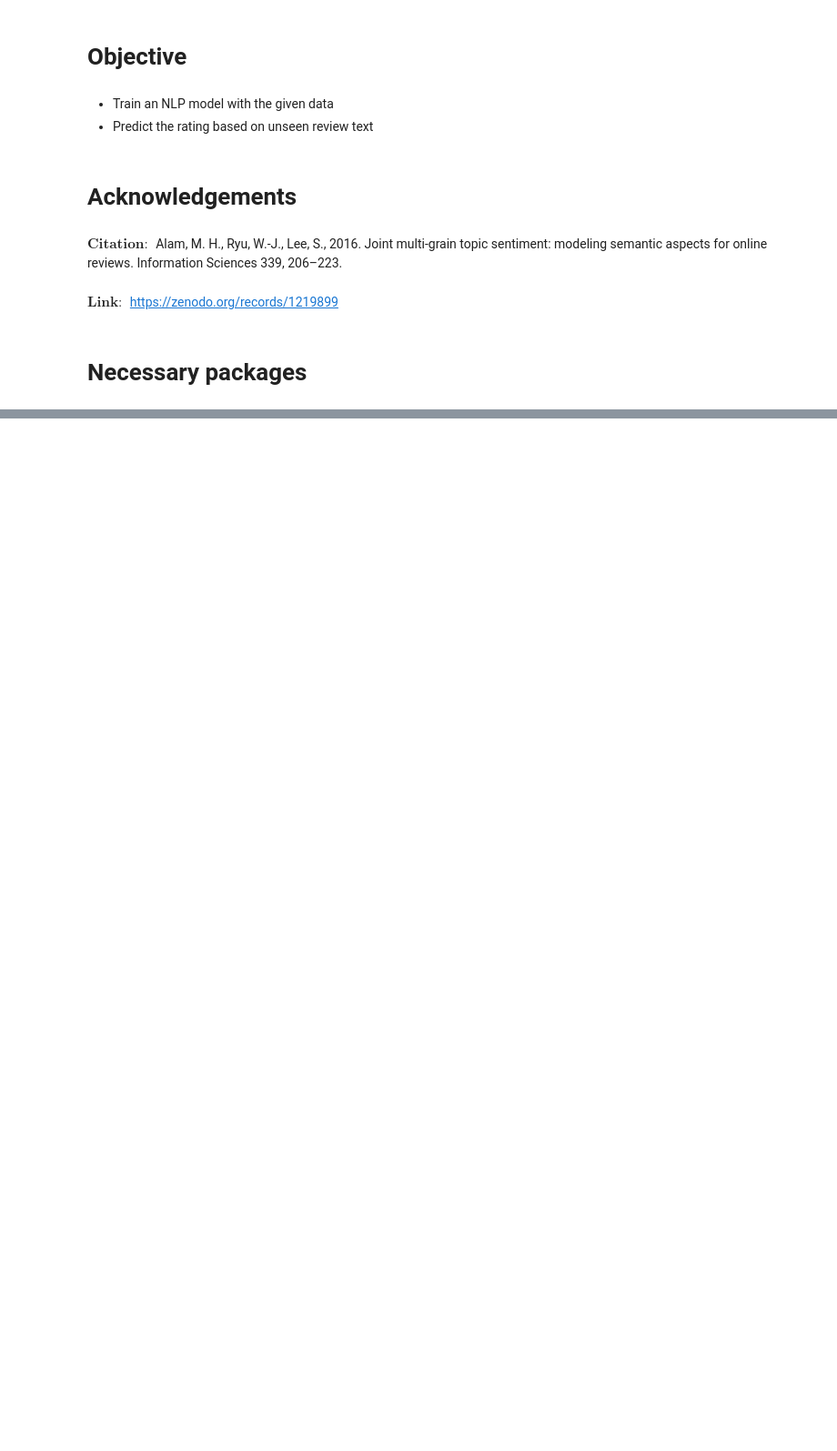
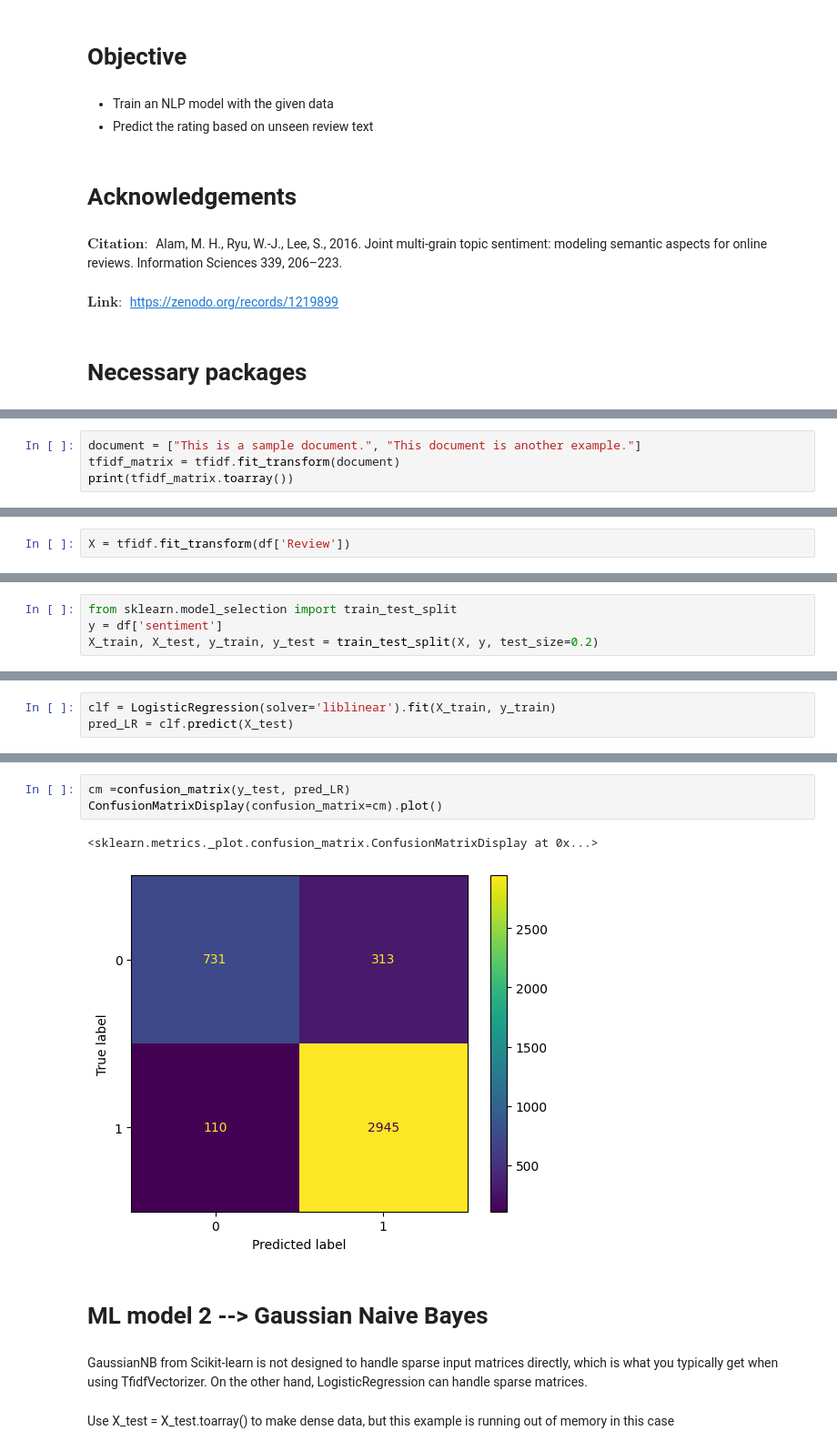
Before and after one commit to Gourab-Pal/sentiment_trip_advisor, a Jupyter notebook: script.ipynb, the cells around one changed output, grey strips where cells are left out. Shown at 91% size. Cells and saved outputs as stored; diff of their text form; blank space fills up the shorter version.

```diff
--- a/script.ipynb
+++ b/script.ipynb
@@ -29,0 +243,4 @@ import pandas as pd
+# %%
+document = ["This is a sample document.", "This document is another example."]
+tfidf_matrix = tfidf.fit_transform(document)
+print(tfidf_matrix.toarray())
@@ -29,0 +264,2 @@ import pandas as pd
+# %%
+X = tfidf.fit_transform(df['Review'])
@@ -29,0 +268,4 @@ import pandas as pd
+# %%
+from sklearn.model_selection import train_test_split
+y = df['sentiment']
+X_train, X_test, y_train, y_test = train_test_split(X, y, test_size=0.2)
@@ -29,0 +284,3 @@ import pandas as pd
+# %%
+clf = LogisticRegression(solver='liblinear').fit(X_train, y_train)
+pred_LR = clf.predict(X_test)
@@ -29,0 +300,12 @@ import pandas as pd
+# %%
+cm =confusion_matrix(y_test, pred_LR)
+ConfusionMatrixDisplay(confusion_matrix=cm).plot()
+# %% [output]
+<sklearn.metrics._plot.confusion_matrix.ConfusionMatrixDisplay at 0x...>
+[figure, added]
+# %% [markdown]
+# ML model 2 --> Gaussian Naive Bayes
+# %% [markdown]
+ GaussianNB from Scikit-learn is not designed to handle sparse input matrices directly, which is what you typically get when using TfidfVectorizer. On the other hand, LogisticRegression can handle sparse matrices.
+# %% [markdown]
+Use X_test = X_test.toarray() to make dense data, but this example is running out of memory in this case
```
Also changed, not shown: parts of 70 cells of this notebook, 2 other files.
